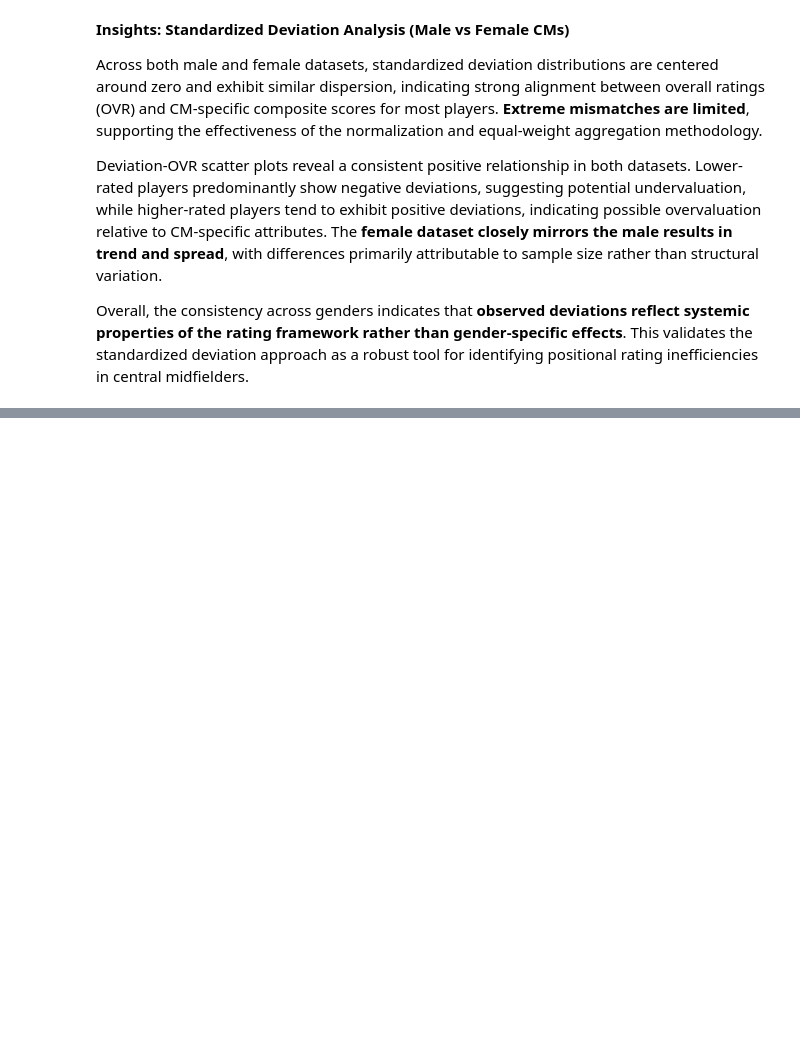
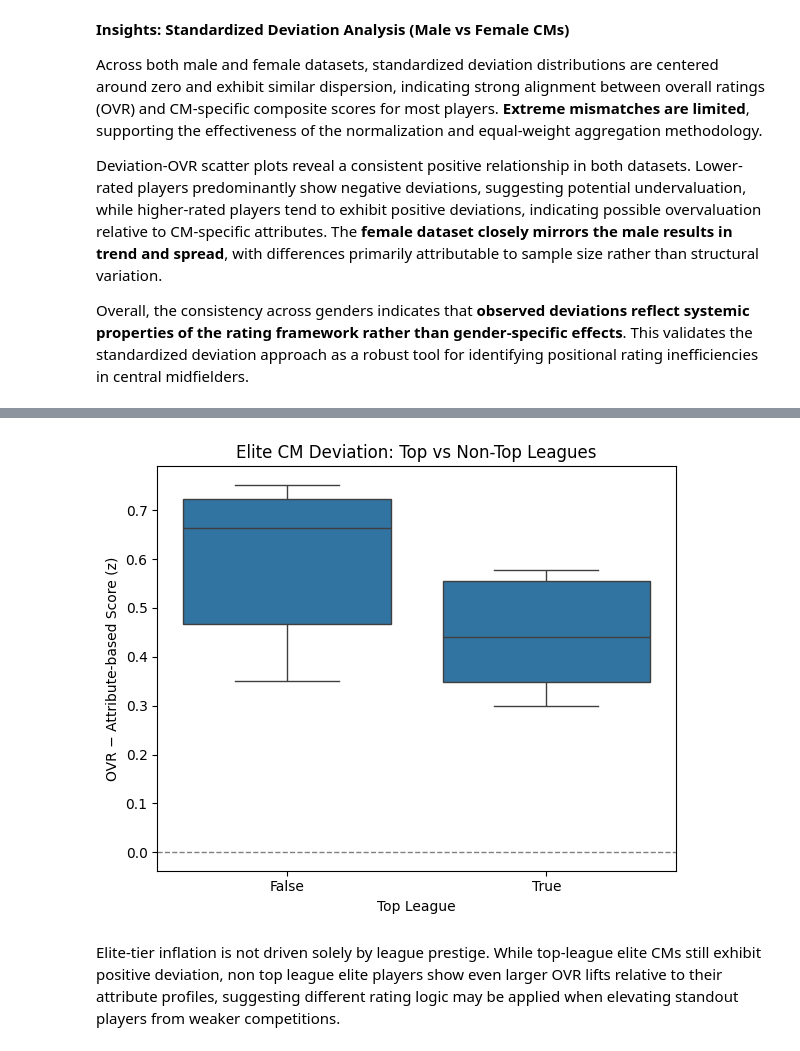
Before and after one commit to an1rudhrawat/EAFC-Dataset-Analysis, a Jupyter notebook: EAFC (1).ipynb, the cells around one changed output, grey strips where cells are left out. Cells and saved outputs as stored; diff of their text form; code cells hidden in the pictures; blank space fills up the shorter version.

```diff
--- a/EAFC (1).ipynb
+++ b/EAFC (1).ipynb
@@ -1047,0 +1239,20 @@ Overall, the consistency across genders indicates that **observed deviations ref
+# %%
+plt.figure(figsize=(6, 5))
+
+sns.boxplot(
+    data=elite_box,
+    x='Top_League',
+    y='Deviation_z'
+)
+
+plt.axhline(0, color='gray', linestyle='--', linewidth=1)
+plt.xlabel('Top League')
+plt.ylabel('OVR − Attribute-based Score (z)')
+plt.title('Elite CM Deviation: Top vs Non-Top Leagues')
+
+plt.tight_layout()
+plt.show()
+# %% [output]
+[figure, added]
+# %% [markdown]
+Elite-tier inflation is not driven solely by league prestige. While top-league elite CMs still exhibit positive deviation, non top league elite players show even larger OVR lifts relative to their attribute profiles, suggesting different rating logic may be applied when elevating standout players from weaker competitions.
```
Also changed, not shown: parts of 22 cells of this notebook.
